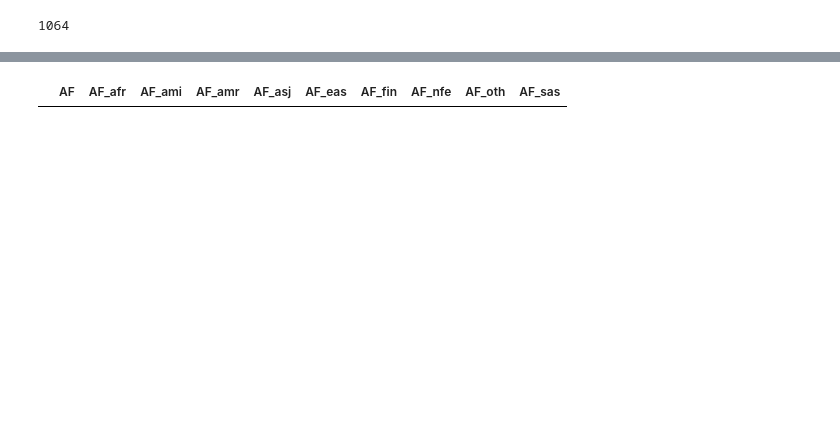
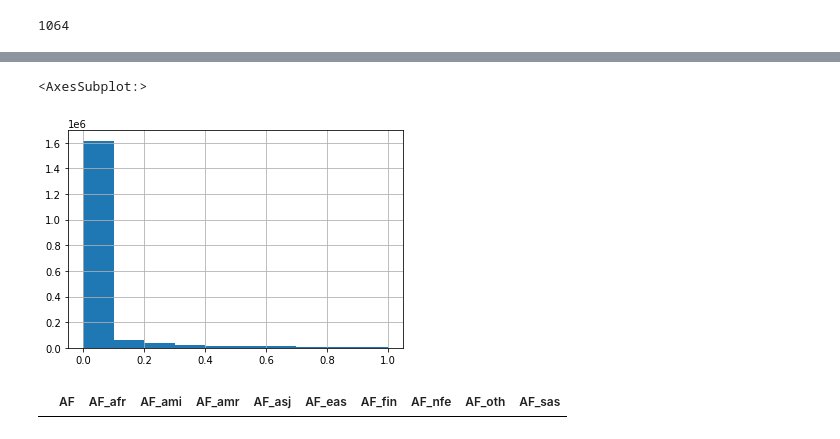
Before and after one commit to gaow/SEQLinkage, a Jupyter notebook: nbs/06_Anno.ipynb, the cells around one changed output, grey strips where cells are left out. Drawn from its saved outputs; the diff is of its cells as text; code cells hidden in the pictures; blank space fills up the shorter version.

```diff
--- a/nbs/05_ADFam-Copy1.ipynb
+++ b/nbs/06_Anno.ipynb
@@ -623,3 +597,8 @@ maf_gene = maf_gene.astype(np.float64)
+# %%
+maf_gene.AF.hist()
+# %% [output]
+<AxesSubplot:>
+[figure, added]
 # %%
 maf_gene = maf_gene.replace(0,10**-5)
 # %%
```
Also changed, not shown: parts of 28 cells of this notebook, 19 other files.
